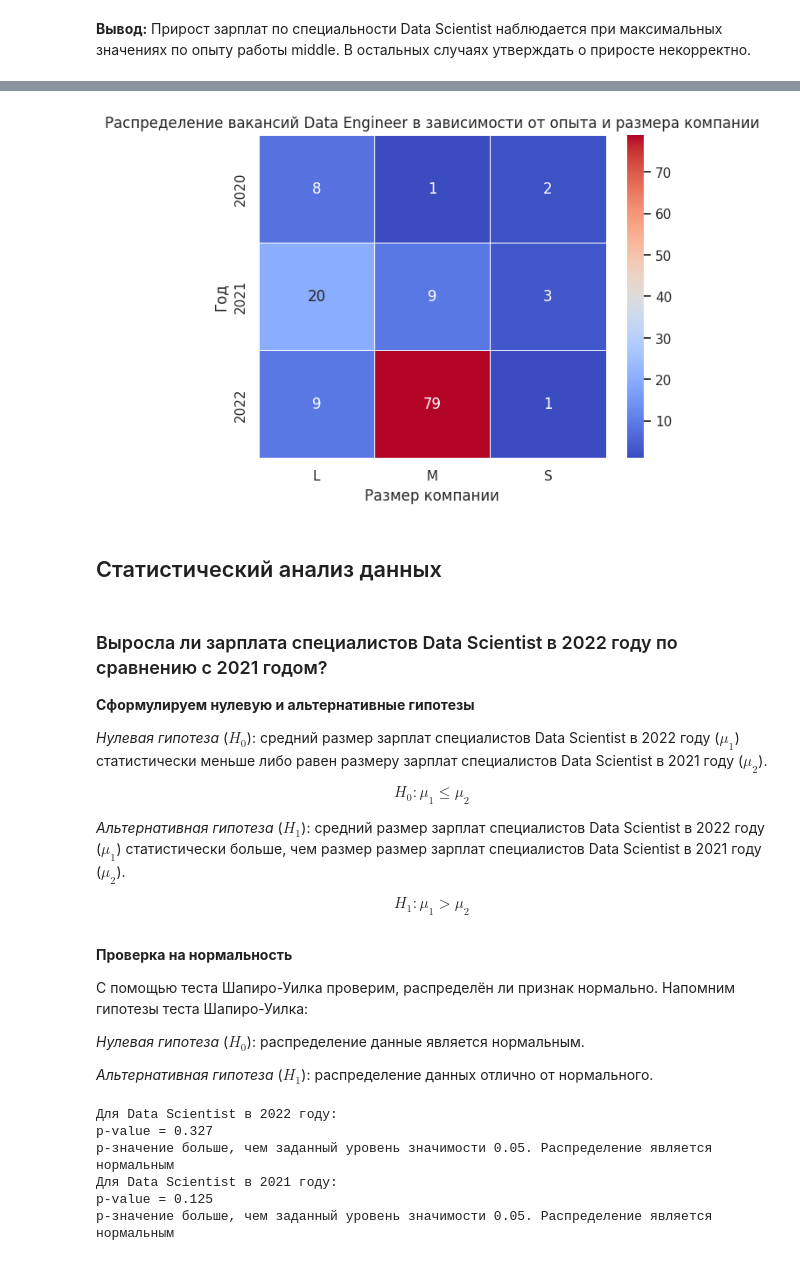
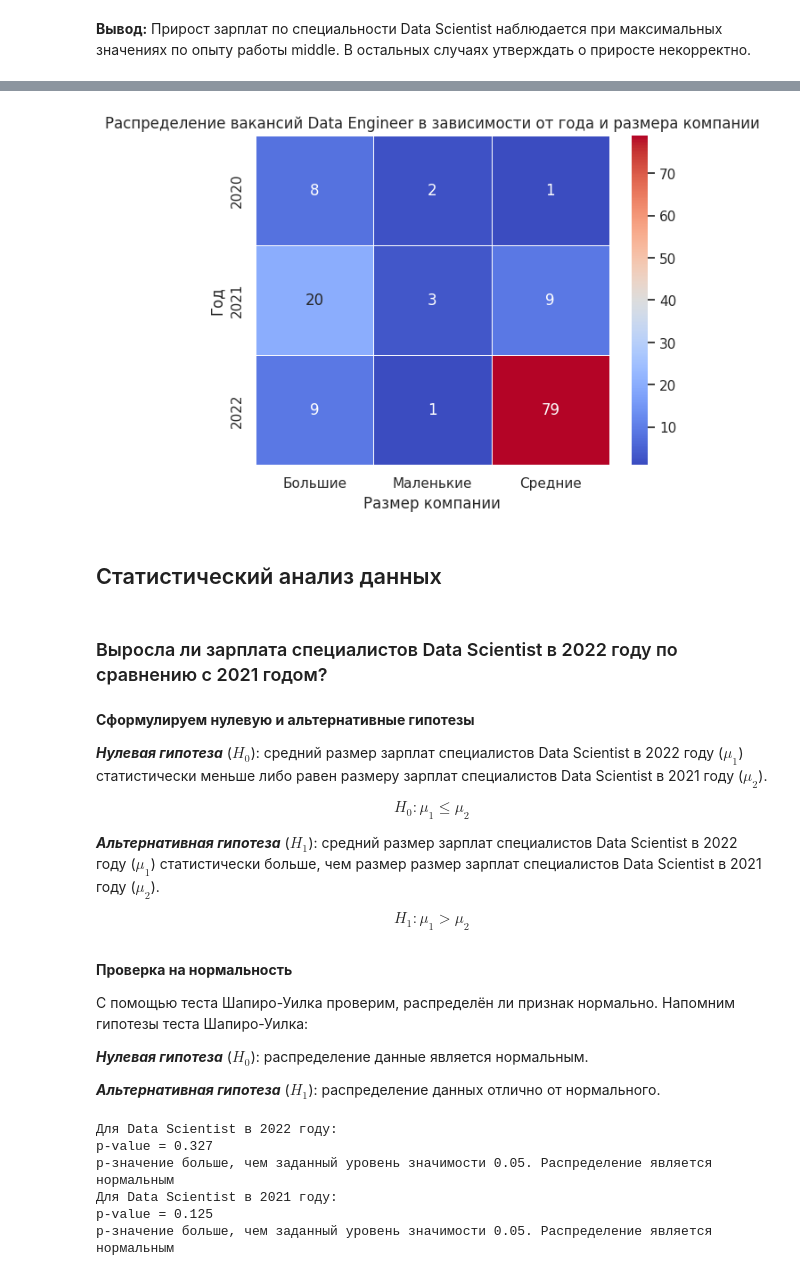
Before and after one commit to AleksandrOsip/Project_3_EDA_practic, a Jupyter notebook: EDA_3_Статистические_тесты_Практика.ipynb, the cells around one changed output, grey strips where cells are left out. Drawn from its saved outputs; the diff is of its cells as text; code cells hidden in the pictures.

```diff
--- a/EDA_3_Статистические_тесты_Практика.ipynb
+++ b/EDA_3_Статистические_тесты_Практика.ipynb
@@ -164,3 +137,9 @@ data.head()
 | 4 | 2020 | SE | FT | Machine Learning Engineer | 150000 | US | ... |
 # %% [markdown]
 ## Распределение зарплатных выплат по специалистам
+# %%
+# функция для переименования значений в столбцах для лучшей читабельности графиков
+def rename_value(arg):
+  if arg in d.keys():
+    arg = d[arg]
+  return arg
@@ -167,3 +148,9 @@ data.head()
+# %%
+d = {'S':'Маленькие', 'M':'Средние', 'L':'Большие'}
+data['company_size_rename'] = data['company_size'].apply(rename_value)
+
+d = {'EN':'junior', 'MI':'middle', 'SE':'senior', 'EX':'director'}
+data['experience_level_rename'] = data['experience_level'].apply(rename_value)
 # %% [markdown]
 Сформулируем более точные вопросы и ответим на них, проверив ответ на статистическую значимость.
 # %% [markdown]
@@ -524,6 +528,5 @@ plt.show()
 # %%
-data_engineer = data[data['job_title'] == 'Data Engineer']
-data_agg = data_engineer.groupby(['experience_level', 'company_size'])['salary_in_usd'].describe().round()
+data_agg = data_engineer.groupby(['experience_level_rename', 'company_size_rename'])['salary_in_usd'].describe().round()
 print('Зависимость зарплат Data Engineer от опыта работы и размера компании')
 data_agg
 # %% [output]
@@ -553,6 +554,5 @@ plt.show()
 # %%
-data_engineer = data[data['job_title'] == 'Data Engineer']
-data_agg = data_engineer.groupby(['experience_level', 'work_year'])['salary_in_usd'].describe().round()
-print('Распределение зарплат Data Engineer от опыта работы в зависимости по годам')
+data_agg = data_engineer.groupby(['experience_level_rename', 'work_year'])['salary_in_usd'].describe().round()
+print('Зависимость зарплат Data Engineer от опыта работы по годам')
 data_agg
 # %% [output]
@@ -570,15 +570,13 @@ data_agg
 |  | 2021 | 6.0 | 125519.0 | 34909.0 | 76833.0 | 100962.0 | 132500.0 | 150000.0 | 165000.0 |
 |  | 2022 | 54.0 | 140940.0 | 44842.0 | 25000.0 | 111125.0 | 138622.0 | 164070.0 | 243900.0 |
 # %%
-cross_tab = pd.crosstab(index=data_engineer['work_year'], columns=data['company_size'])
+cross_tab = pd.crosstab(index=data_engineer['work_year'], columns=data['company_size_rename'])
 ax = sns.heatmap(cross_tab, annot=True, linewidth=.5, fmt='.0f', cmap="coolwarm")
 ax.set(xlabel='Размер компании', ylabel='Год')
-# ax.set_xticklabels(['Большие', 'Средние', 'Маленькие'])
-# ax.set_yticklabels(['2020', '2021', '2022'])
-plt.title('Распределение вакансий Data Engineer в зависимости от опыта и размера компании')
+plt.title('Распределение вакансий Data Engineer в зависимости от года и размера компании')
 plt.show()
 # %% [output]
-[figure, old version]
+[figure, new version]
 # %% [markdown]
 ## Статистический анализ данных
 # %%
@@ -598,16 +596,16 @@ def decision_hypothesis(p):
         print('p-значение меньше, чем заданный уровень значимости {:.2f}. Отвергаем нулевую гипотезу в пользу альтернативной.'.format(alpha))
     else:
         print('p-значение больше, чем заданный уровень значимости {:.2f}. У нас нет оснований отвергнуть нулевую гипотезу.'.format(alpha))
+# %% [markdown]
+### Выросла ли зарплата специалистов Data Scientist в 2022 году по сравнению с 2021 годом?
 # %% [markdown]
-### Выросла ли зарплата специалистов Data Scientist в 2022 году по сравнению с 2021 годом?
-
 **Сформулируем нулевую и альтернативные гипотезы**
 
-*Нулевая гипотеза* ($H_0$): средний размер зарплат специалистов Data Scientist в 2022 году ($μ_1$) статистически меньше либо равен размеру зарплат специалистов Data Scientist в 2021 году ($μ_2$).
+***Нулевая гипотеза*** ($H_0$): средний размер зарплат специалистов Data Scientist в 2022 году ($μ_1$) статистически меньше либо равен размеру зарплат специалистов Data Scientist в 2021 году ($μ_2$).
 
 $$ H_0 : μ_1 \leq μ_2$$
 
-*Альтернативная гипотеза* ($H_1$): средний размер зарплат специалистов Data Scientist в 2022 году ($μ_1$) статистически больше, чем размер размер зарплат специалистов Data Scientist в 2021 году ($μ_2$).
+***Альтернативная гипотеза*** ($H_1$): средний размер зарплат специалистов Data Scientist в 2022 году ($μ_1$) статистически больше, чем размер размер зарплат специалистов Data Scientist в 2021 году ($μ_2$).
 
 $$ H_1 : μ_1 > μ_2$$
 # %% [markdown]
@@ -615,8 +613,8 @@ $$ H_1 : μ_1 > μ_2$$
 
 С помощью теста Шапиро-Уилка проверим, распределён ли признак нормально. Напомним гипотезы теста Шапиро-Уилка:
 
-*Нулевая гипотеза* ($H_0$): распределение данные является нормальным.
+***Нулевая гипотеза*** ($H_0$): распределение данные является нормальным.
 
-*Альтернативная гипотеза* ($H_1$): распределение данных отлично от нормального.
+***Альтернативная гипотеза*** ($H_1$): распределение данных отлично от нормального.
 # %%
 # значения зарплатных выплат
```
Also changed, not shown: parts of 136 cells of this notebook, 2 other files.
